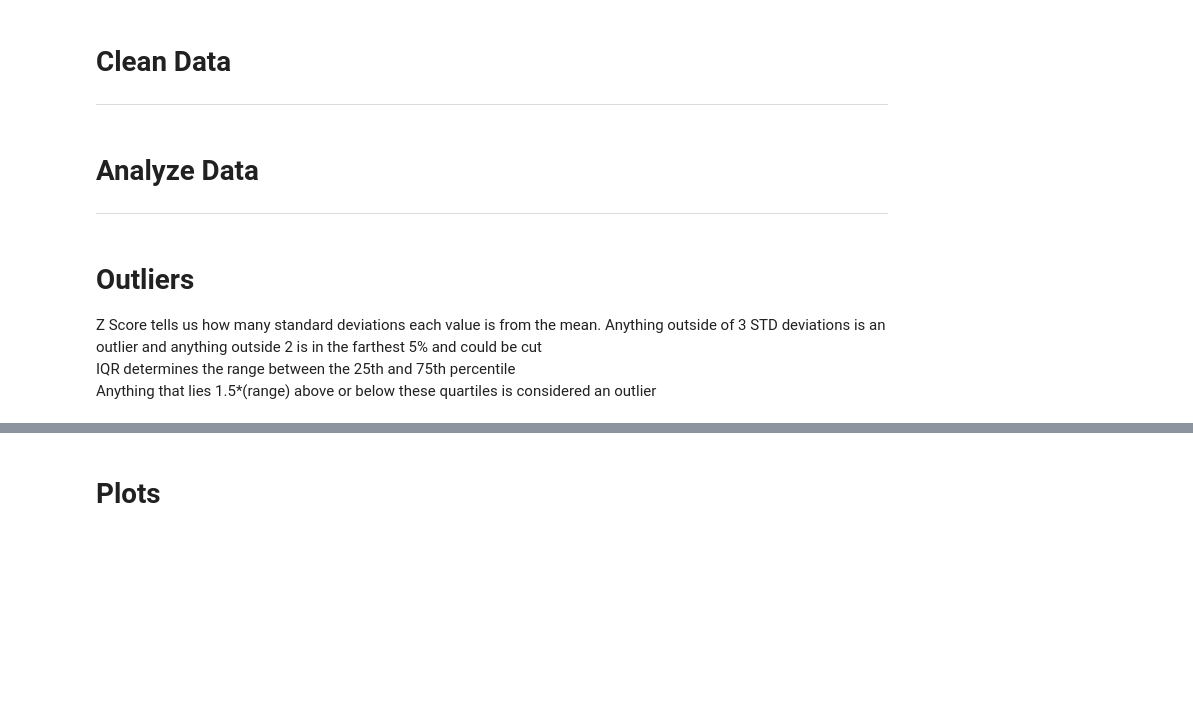
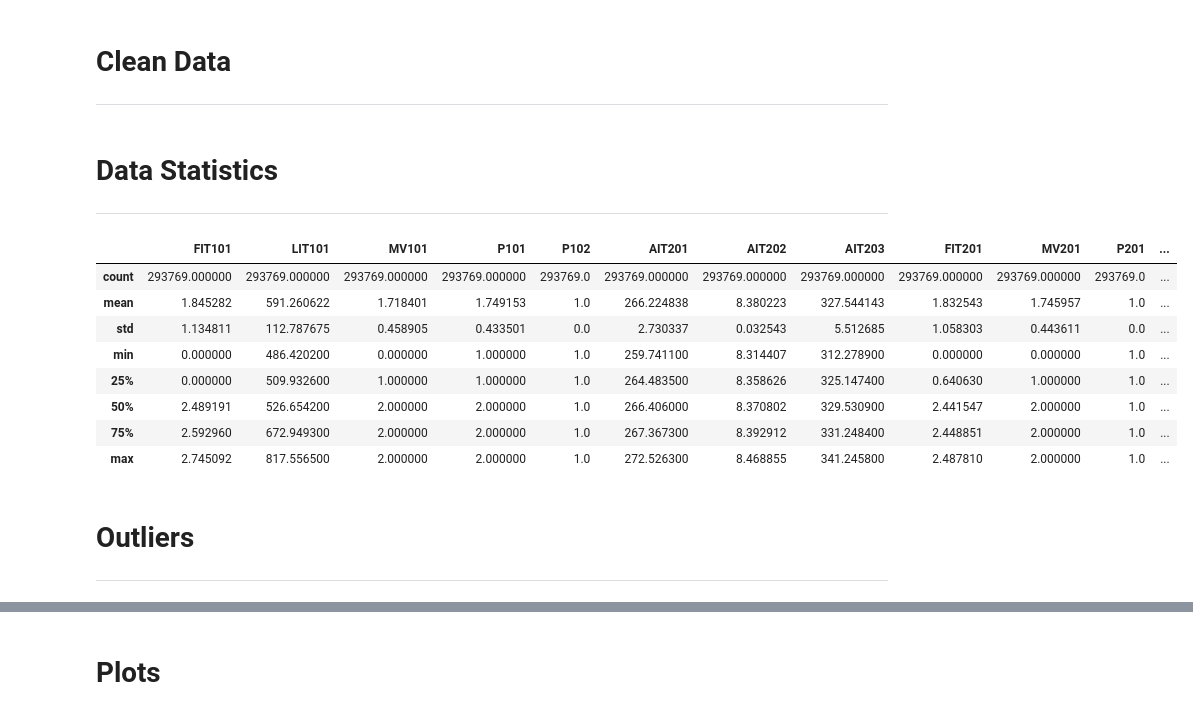
Before and after one commit to BigRandi/SWaT-Model, a Jupyter notebook: exploratory_analysis.ipynb, the cells around one changed output, grey strips where cells are left out. Saved outputs shown, nothing was run; the diff lists cells and outputs as text; code cells hidden in the pictures; blank space fills up the shorter version.

```diff
--- a/exploratory_analysis.ipynb
+++ b/exploratory_analysis.ipynb
@@ -132,16 +103,33 @@ else:
 # I also see another issue where the SWaT Attack dataset does not have the P1, P2, ... P5 headers above the individual collumns
 # This has been corrected by removing the process headers
 # %% [markdown]
-# Analyze Data
+# Data Statistics
 ---
 # %%
 # Determine mean, median, std dev, etc. of each collumn
 data_statistics = sensor_data.describe()
-print("Dataset statistics for each column:")
+#print("Dataset statistics for each column:")
 pd.set_option('display.max_columns', None)
 display(data_statistics)
 
-#print(data_statistics, '\n')
+filename = filename_prefix + 'data_statistics.csv'
+data_statistics.to_csv(filename)
+
+s3.upload_file(
+    Filename=filename,
+    Bucket=bucket,
+    Key=f"{prefix}/{filename}"
+)
+# %% [output]
+|  | FIT101 | LIT101 | MV101 | P101 | P102 | AIT201 | AIT202 | AIT203 | FIT201 | MV201 | P201 | ... |
+| count | 293769.000000 | 293769.000000 | 293769.000000 | 293769.000000 | 293769.0 | 293769.000000 | 293769.000000 | 293769.000000 | 293769.000000 | 293769.000000 | 293769.0 | ... |
+| mean | 1.845282 | 591.260622 | 1.718401 | 1.749153 | 1.0 | 266.224838 | 8.380223 | 327.544143 | 1.832543 | 1.745957 | 1.0 | ... |
+| std | 1.134811 | 112.787675 | 0.458905 | 0.433501 | 0.0 | 2.730337 | 0.032543 | 5.512685 | 1.058303 | 0.443611 | 0.0 | ... |
+| min | 0.000000 | 486.420200 | 0.000000 | 1.000000 | 1.0 | 259.741100 | 8.314407 | 312.278900 | 0.000000 | 0.000000 | 1.0 | ... |
+| 25% | 0.000000 | 509.932600 | 1.000000 | 1.000000 | 1.0 | 264.483500 | 8.358626 | 325.147400 | 0.640630 | 1.000000 | 1.0 | ... |
+| 50% | 2.489191 | 526.654200 | 2.000000 | 2.000000 | 1.0 | 266.406000 | 8.370802 | 329.530900 | 2.441547 | 2.000000 | 1.0 | ... |
+| 75% | 2.592960 | 672.949300 | 2.000000 | 2.000000 | 1.0 | 267.367300 | 8.392912 | 331.248400 | 2.448851 | 2.000000 | 1.0 | ... |
+| max | 2.745092 | 817.556500 | 2.000000 | 2.000000 | 1.0 | 272.526300 | 8.468855 | 341.245800 | 2.487810 | 2.000000 | 1.0 | ... |
 # %%
 # What are the unique values and counts for each categorical column
 unique_values = sensor_data.nunique(axis=0)
@@ -155,8 +161,6 @@ print(constant_columns)
 # %% [markdown]
 # Outliers
-Z Score tells us how many standard deviations each value is from the mean. Anything outside of 3 STD deviations is an outlier and anything outside 2 is in the farthest 5% and could be cut <br>
-IQR determines the range between the 25th and 75th percentile <br>
-Anything that lies 1.5*(range) above or below these quartiles is considered an outlier <br>
+---
 # %%
 # Locate and classify outliers
 import numpy as np
```
Also changed, not shown: parts of 13 cells of this notebook.
